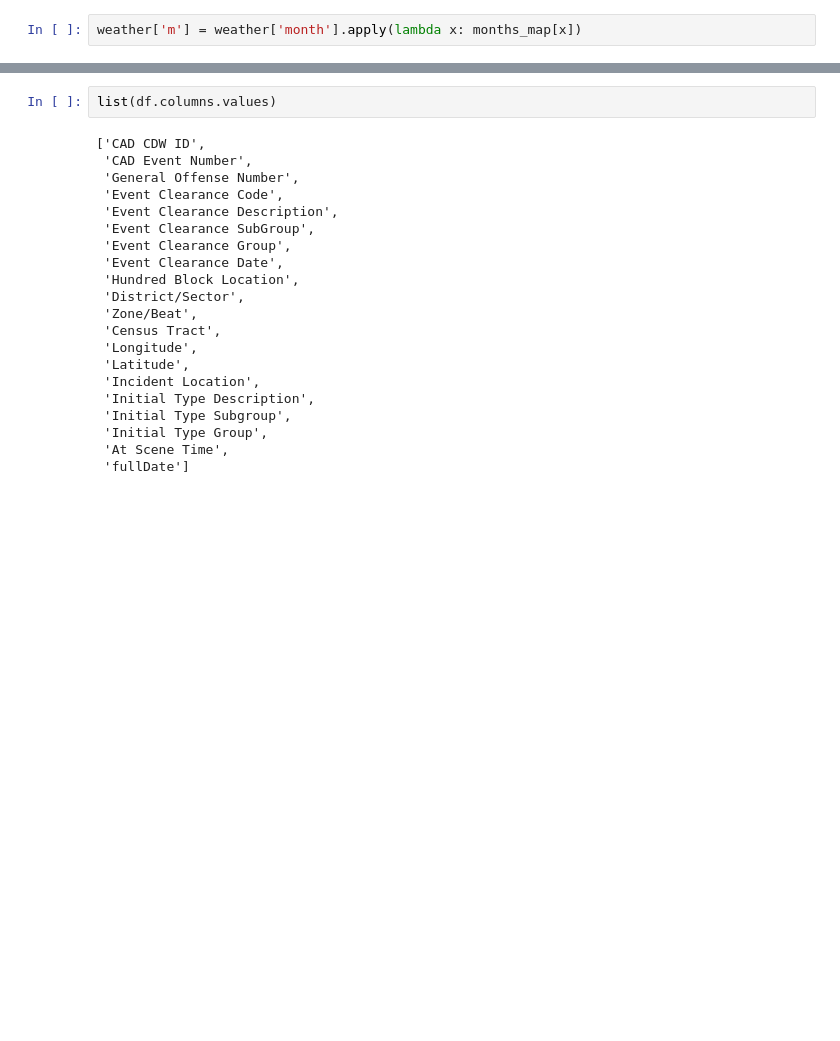
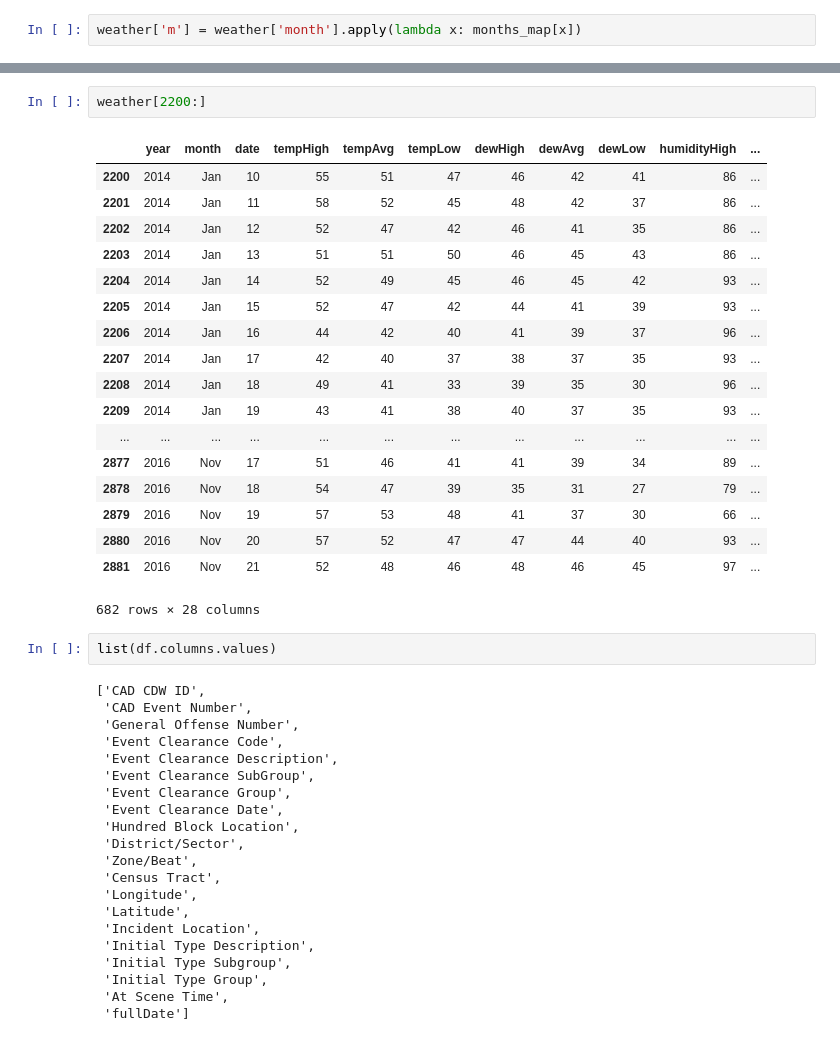
Before and after one commit to tintho/911Weather, a Jupyter notebook: Logistic Regression.ipynb, the cells around one changed output, grey strips where cells are left out. Drawn from its saved outputs; the diff is of its cells as text; blank space fills up the shorter version.

```diff
--- a/Logistic Regression.ipynb
+++ b/Logistic Regression.ipynb
@@ -149,3 +116,24 @@ weather[200:]
+# %%
+weather[2200:]
+# %% [output]
+|  | ﻿year | month | date | tempHigh | tempAvg | tempLow | dewHigh | dewAvg | dewLow | humidityHigh | ... |
+| 2200 | 2014 | Jan | 10 | 55 | 51 | 47 | 46 | 42 | 41 | 86 | ... |
+| 2201 | 2014 | Jan | 11 | 58 | 52 | 45 | 48 | 42 | 37 | 86 | ... |
+| 2202 | 2014 | Jan | 12 | 52 | 47 | 42 | 46 | 41 | 35 | 86 | ... |
+| 2203 | 2014 | Jan | 13 | 51 | 51 | 50 | 46 | 45 | 43 | 86 | ... |
+| 2204 | 2014 | Jan | 14 | 52 | 49 | 45 | 46 | 45 | 42 | 93 | ... |
+| 2205 | 2014 | Jan | 15 | 52 | 47 | 42 | 44 | 41 | 39 | 93 | ... |
+| 2206 | 2014 | Jan | 16 | 44 | 42 | 40 | 41 | 39 | 37 | 96 | ... |
+| 2207 | 2014 | Jan | 17 | 42 | 40 | 37 | 38 | 37 | 35 | 93 | ... |
+| 2208 | 2014 | Jan | 18 | 49 | 41 | 33 | 39 | 35 | 30 | 96 | ... |
+| 2209 | 2014 | Jan | 19 | 43 | 41 | 38 | 40 | 37 | 35 | 93 | ... |
+| ... | ... | ... | ... | ... | ... | ... | ... | ... | ... | ... | ... |
+| 2877 | 2016 | Nov | 17 | 51 | 46 | 41 | 41 | 39 | 34 | 89 | ... |
+| 2878 | 2016 | Nov | 18 | 54 | 47 | 39 | 35 | 31 | 27 | 79 | ... |
+| 2879 | 2016 | Nov | 19 | 57 | 53 | 48 | 41 | 37 | 30 | 66 | ... |
+| 2880 | 2016 | Nov | 20 | 57 | 52 | 47 | 47 | 44 | 40 | 93 | ... |
+| 2881 | 2016 | Nov | 21 | 52 | 48 | 46 | 48 | 46 | 45 | 97 | ... |
+682 rows × 28 columns
 # %%
 list(df.columns.values)
 # %% [output]
```
Also changed, not shown: parts of 18 cells of this notebook, 1 other file.
